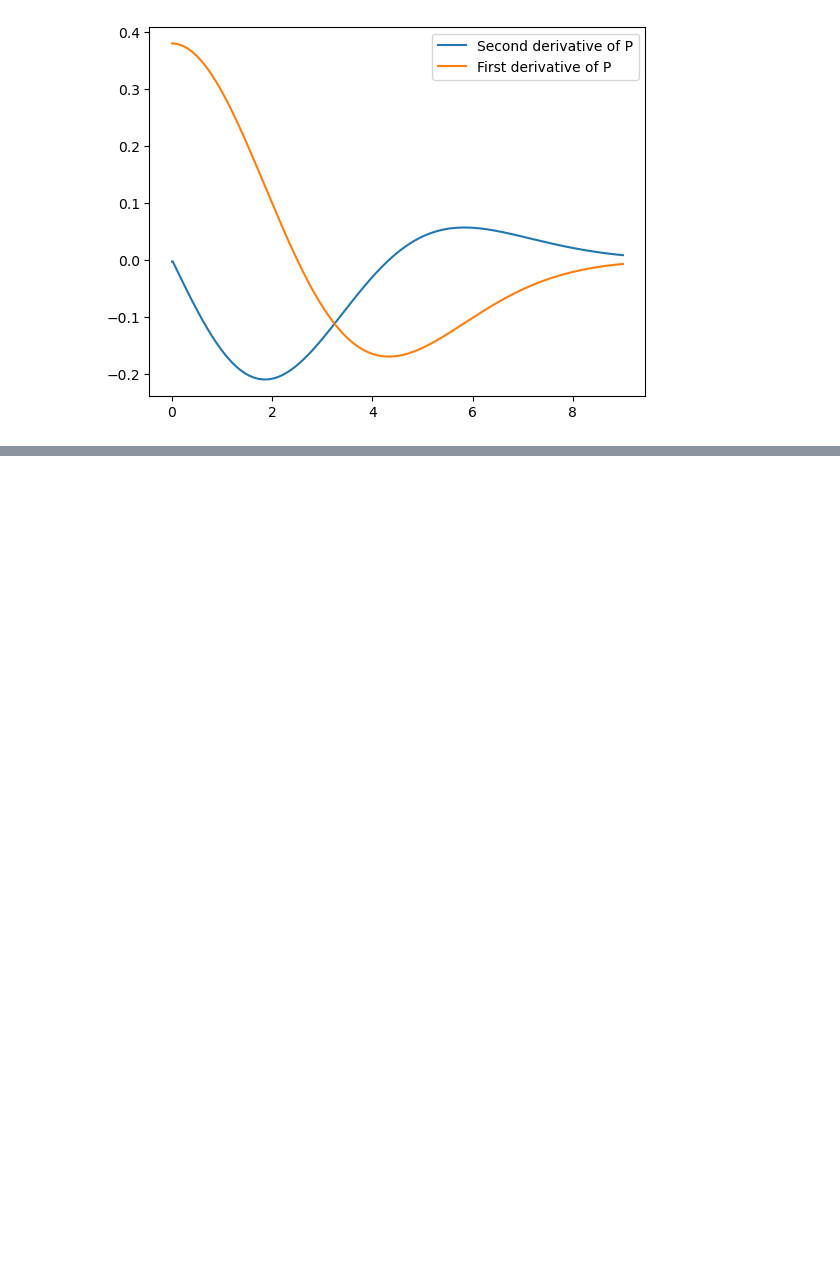
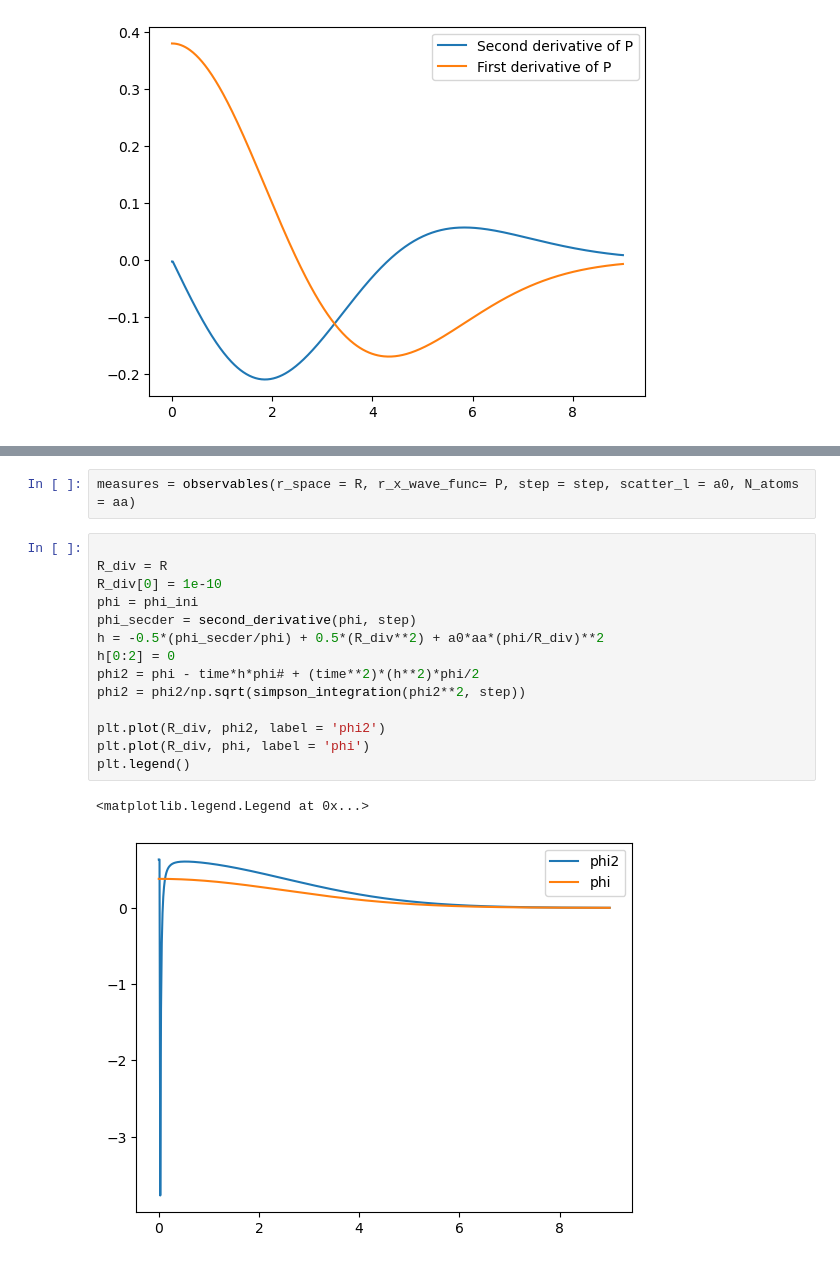
Before and after one commit to pau-torrente/treball-GP, a Jupyter notebook: python_code.ipynb, the cells around one changed output, grey strips where cells are left out. Drawn from its saved outputs; the diff is of its cells as text; blank space fills up the shorter version.

```diff
--- a/python_code.ipynb
+++ b/python_code.ipynb
@@ -146,0 +175,19 @@ plt.legend()
+# %%
+measures = observables(r_space = R, r_x_wave_func= P, step = step, scatter_l = a0, N_atoms = aa)
+# %%
+
+R_div = R
+R_div[0] = 1e-10
+phi = phi_ini
+phi_secder = second_derivative(phi, step)
+h = -0.5*(phi_secder/phi) + 0.5*(R_div**2) + a0*aa*(phi/R_div)**2
+h[0:2] = 0
+phi2 = phi - time*h*phi# + (time**2)*(h**2)*phi/2
+phi2 = phi2/np.sqrt(simpson_integration(phi2**2, step))
+
+plt.plot(R_div, phi2, label = 'phi2')
+plt.plot(R_div, phi, label = 'phi')
+plt.legend()
+# %% [output]
+<matplotlib.legend.Legend at 0x...>
+[figure, added]
```
Also changed, not shown: parts of 8 cells of this notebook.
